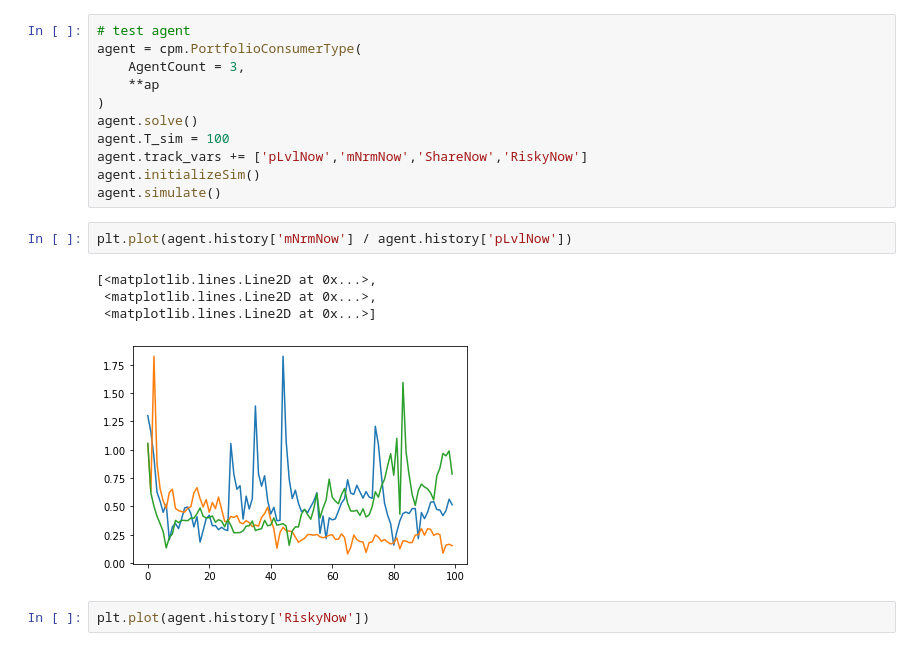
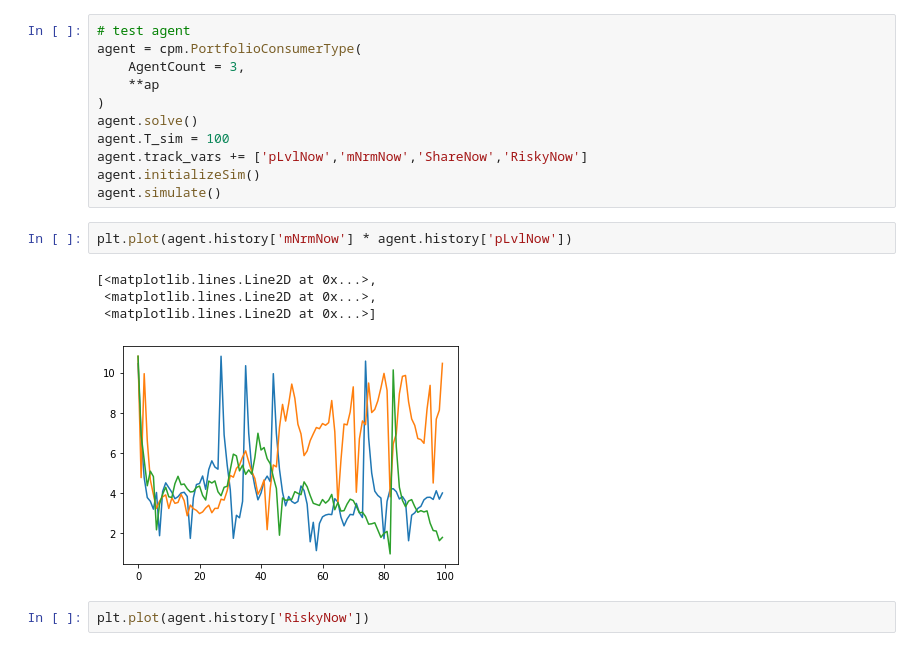
Before and after one commit to sbenthall/SHARKFin, a Jupyter notebook: HARK/Macro-Micro Foundations Demo Code.ipynb, the cells around one changed output. Drawn from its saved outputs; the diff is of its cells as text.

```diff
--- a/HARK/Macro-Micro Foundations Demo Code.ipynb
+++ b/HARK/Macro-Micro Foundations Demo Code.ipynb
@@ -81,12 +75,12 @@ agent.track_vars += ['pLvlNow','mNrmNow','ShareNow','RiskyNow']
 agent.initializeSim()
 agent.simulate()
 # %%
-plt.plot(agent.history['mNrmNow'] / agent.history['pLvlNow'])
+plt.plot(agent.history['mNrmNow'] * agent.history['pLvlNow'])
 # %% [output]
 [<matplotlib.lines.Line2D at 0x...>,
  <matplotlib.lines.Line2D at 0x...>,
  <matplotlib.lines.Line2D at 0x...>]
-[figure, old version]
+[figure, new version]
 # %%
 plt.plot(agent.history['RiskyNow'])
 # %% [output]
```
Also changed, not shown: parts of 7 cells of this notebook, 2 other files.
